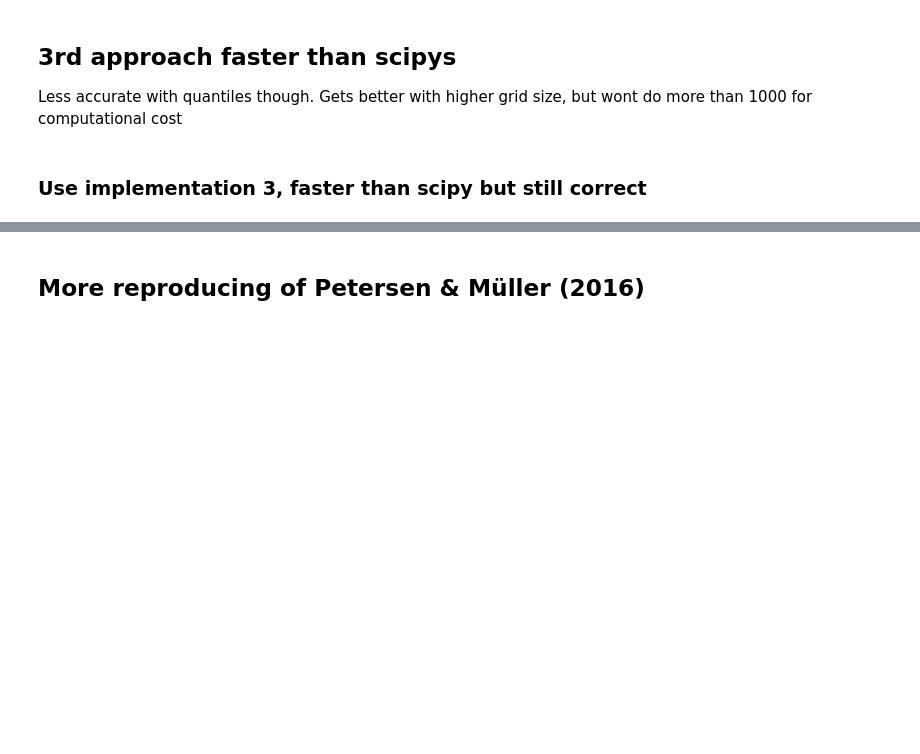
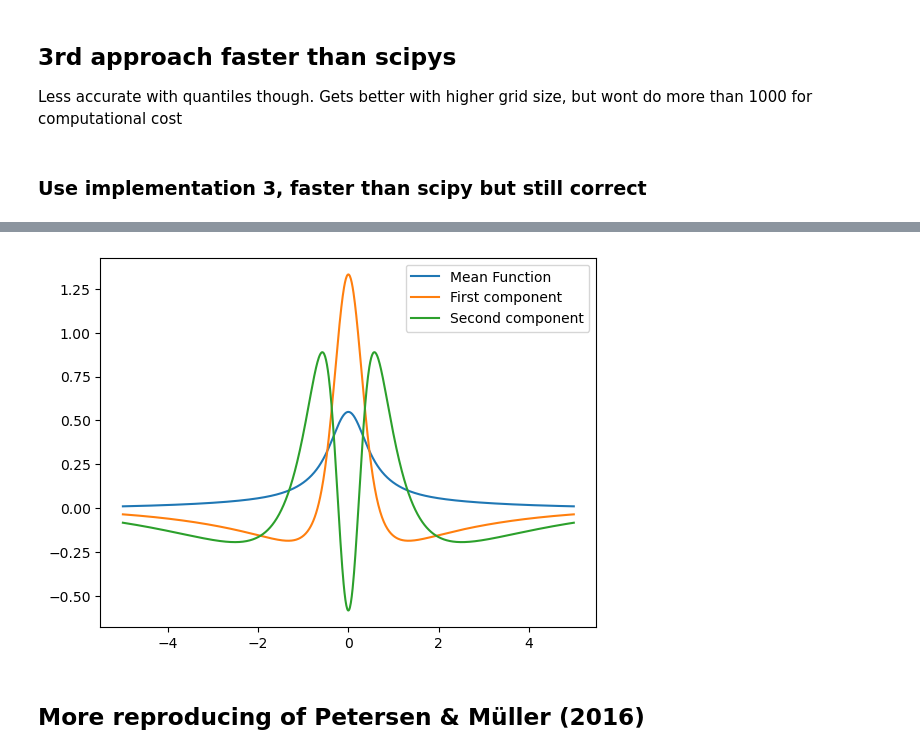
Before and after one commit to mirkimirk/thesis_frechet_fda, a Jupyter notebook: src/frechet_fda/fda_methods_sandbox.ipynb, the cells around one changed output, grey strips where cells are left out. Saved outputs shown, nothing was run; the diff lists cells and outputs as text; code cells hidden in the pictures; blank space fills up the shorter version.

```diff
--- a/src/frechet_fda/fda_methods_sandbox.ipynb
+++ b/src/frechet_fda/fda_methods_sandbox.ipynb
@@ -233,3 +248,6 @@ cov_matrix = np.cov(centered_densities, rowvar=False)
+# %%
+# Compute moments to work with in FPCA
+mean_function, centered_densities, cov_matrix = compute_moments(densities_discretized)
 # %%
-# 5. Compute the eigenfunctions (principal components) of the covariance matrix
-eigenvalues, eigenfunctions = np.linalg.eigh(cov_matrix)
+# Compute the eigenfunctions (principal components) of the covariance matrix
+eigenvalues, eigenfunctions = compute_principal_components(cov_matrix, grid_densities_univ)
@@ -272,17 +257,10 @@ fpc_scores = riemann_sum_arrays(
 # %%
 # Plot the mean function and the first two eigenfunctions
-plt.figure(figsize=(12, 6))
-plt.subplot(1, 3, 1)
-plt.plot(grid_densities_univ, mean_function, "b-")
-plt.title("Mean Function")
-
-plt.subplot(1, 3, 2)
-plt.plot(grid_densities_univ, eigenfunctions_sorted[:, 0], "r-")
-plt.title("1st Eigenfunction")
-
-plt.subplot(1, 3, 3)
-plt.plot(grid_densities_univ, eigenfunctions_sorted[:, 1], "g-")
-plt.title("2nd Eigenfunction")
-
-plt.tight_layout()
+fig, ax = plt.subplots()
+ax.plot(grid_densities_univ, mean_function, label="Mean Function")
+ax.plot(grid_densities_univ, -eigenfunctions[:, 0], label="First component")
+ax.plot(grid_densities_univ, eigenfunctions[:, 1], label="Second component")
+plt.legend()
 plt.show()
+# %% [output]
+[figure, added]
```
Also changed, not shown: parts of 32 cells of this notebook, 1 other file.
